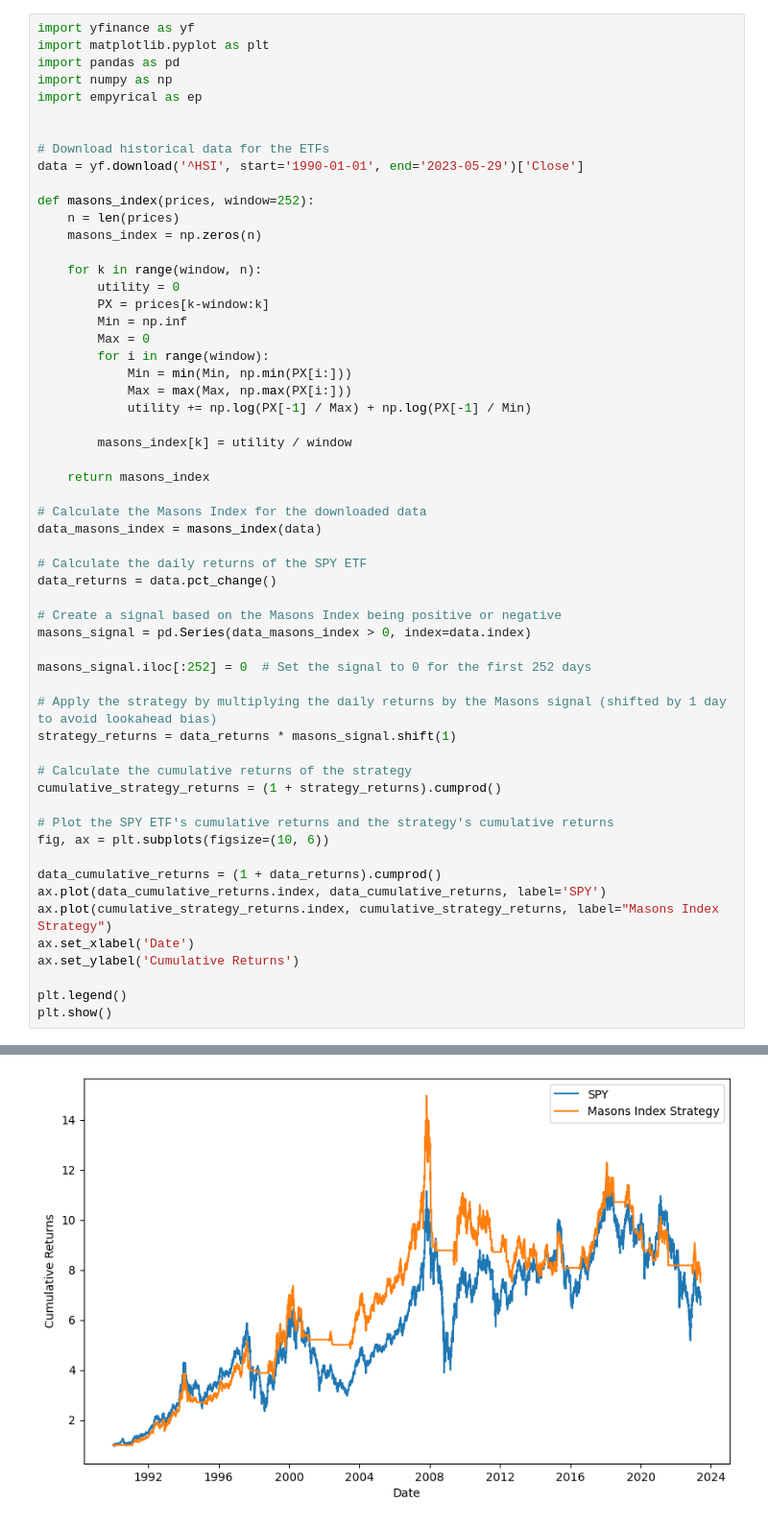
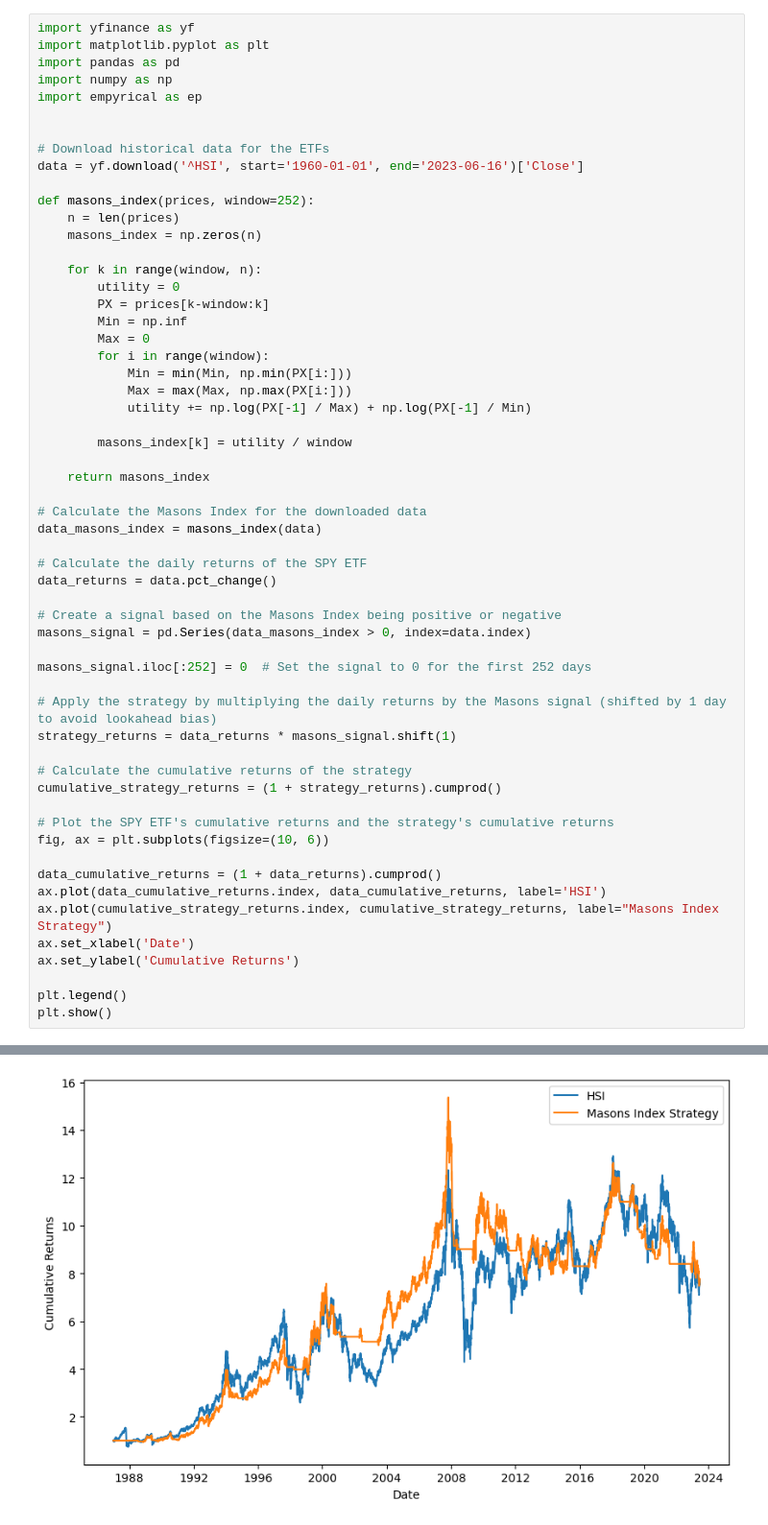
Before and after one commit to dkn-maida/farscape-investment, a Jupyter notebook: masons_new.ipynb, the cells around one changed output, grey strips where cells are left out. Shown at 96% size. Drawn from its saved outputs; the diff is of its cells as text.

```diff
--- a/masons_new.ipynb
+++ b/masons_new.ipynb
@@ -106,7 +106,7 @@ import empyrical as ep
 
 
 # Download historical data for the ETFs
-data = yf.download('^HSI', start='1990-01-01', end='2023-05-29')['Close']
+data = yf.download('^HSI', start='1960-01-01', end='2023-06-16')['Close']
 
 def masons_index(prices, window=252):
     n = len(prices)
@@ -128,32 +128,32 @@ def masons_index(prices, window=252):
 
 # Calculate the Masons Index for the downloaded data
 data_masons_index = masons_index(data)
 
 # Calculate the daily returns of the SPY ETF
 data_returns = data.pct_change()
 
 # Create a signal based on the Masons Index being positive or negative
 masons_signal = pd.Series(data_masons_index > 0, index=data.index)
 
 masons_signal.iloc[:252] = 0  # Set the signal to 0 for the first 252 days
 
 # Apply the strategy by multiplying the daily returns by the Masons signal (shifted by 1 day to avoid lookahead bias)
 strategy_returns = data_returns * masons_signal.shift(1)
 
 # Calculate the cumulative returns of the strategy
 cumulative_strategy_returns = (1 + strategy_returns).cumprod()
 
 # Plot the SPY ETF's cumulative returns and the strategy's cumulative returns
 fig, ax = plt.subplots(figsize=(10, 6))
 
 data_cumulative_returns = (1 + data_returns).cumprod()
-ax.plot(data_cumulative_returns.index, data_cumulative_returns, label='SPY')
+ax.plot(data_cumulative_returns.index, data_cumulative_returns, label='HSI')
 ax.plot(cumulative_strategy_returns.index, cumulative_strategy_returns, label="Masons Index Strategy")
 ax.set_xlabel('Date')
 ax.set_ylabel('Cumulative Returns')
 
 plt.legend()
 plt.show()
 # %% [output]
 [*********************100%***********************]  1 of 1 completed
-[figure, old version]
+[figure, new version]
```
Also changed, not shown: parts of 4 cells of this notebook, 4 other files.
